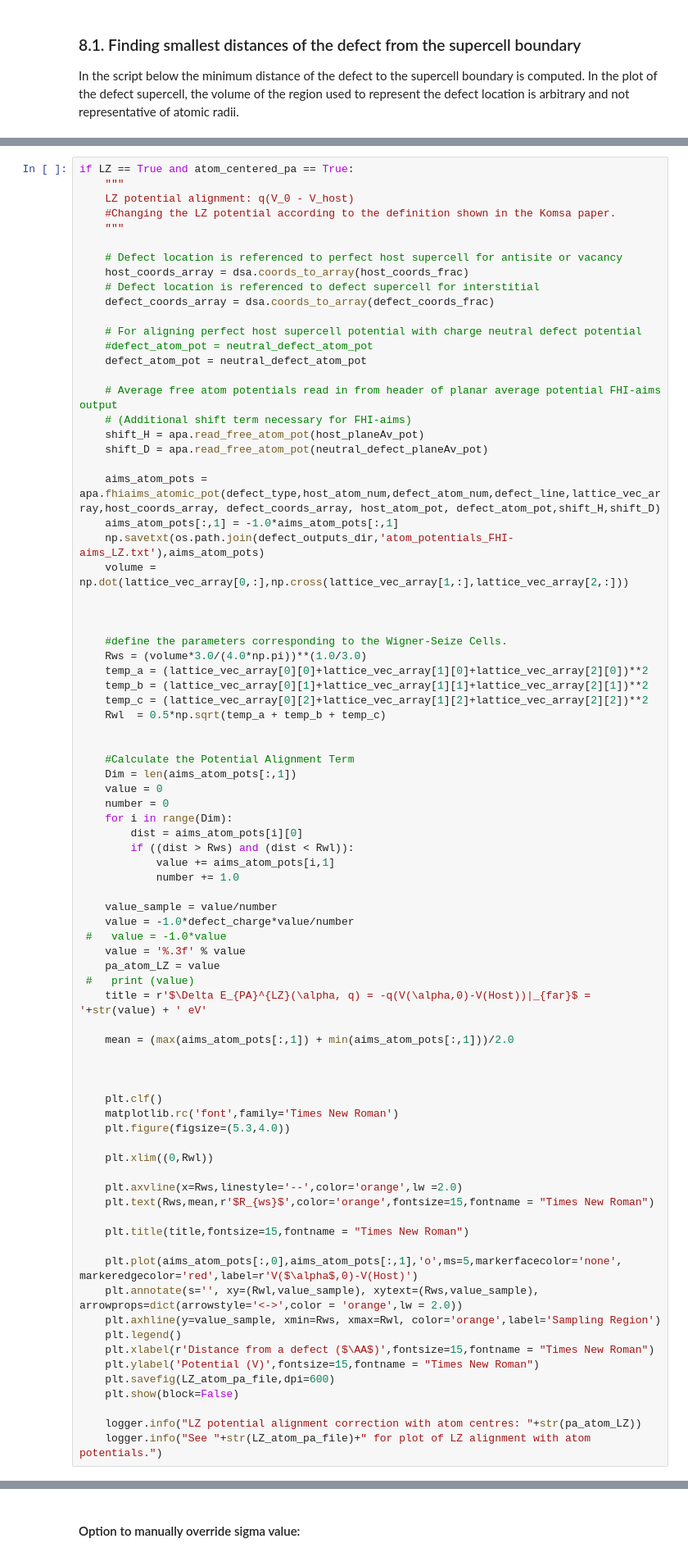
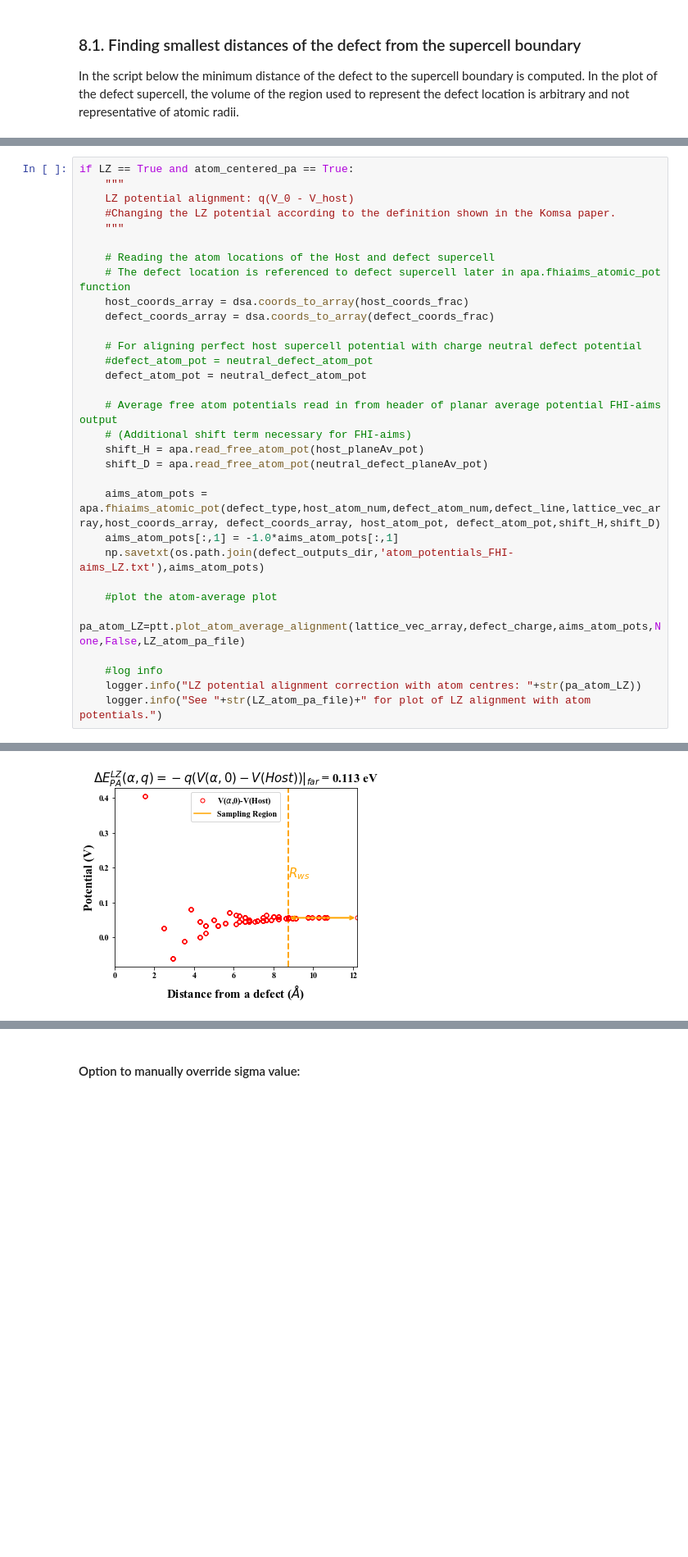
Before and after one commit to skw32/DefectCorrectionsNotebook, a Jupyter notebook: DefectCorrectionsNotebook.ipynb, the cells around one changed output, grey strips where cells are left out. Shown at 82% size. Drawn from its saved outputs; the diff is of its cells as text; blank space fills up the shorter version.

```diff
--- a/DefectCorrectionsNotebook.ipynb
+++ b/DefectCorrectionsNotebook.ipynb
@@ -340,9 +339,9 @@ if LZ == True and atom_centered_pa == True:
     #Changing the LZ potential according to the definition shown in the Komsa paper.
     """
 
-    # Defect location is referenced to perfect host supercell for antisite or vacancy
+    # Reading the atom locations of the Host and defect supercell
+    # The defect location is referenced to defect supercell later in apa.fhiaims_atomic_pot function
     host_coords_array = dsa.coords_to_array(host_coords_frac)
-    # Defect location is referenced to defect supercell for interstitial
     defect_coords_array = dsa.coords_to_array(defect_coords_frac)
 
     # For aligning perfect host supercell potential with charge neutral defect potential
@@ -357,59 +356,11 @@ if LZ == True and atom_centered_pa == True:
     aims_atom_pots = apa.fhiaims_atomic_pot(defect_type,host_atom_num,defect_atom_num,defect_line,lattice_vec_array,host_coords_array, defect_coords_array, host_atom_pot, defect_atom_pot,shift_H,shift_D)
     aims_atom_pots[:,1] = -1.0*aims_atom_pots[:,1]
     np.savetxt(os.path.join(defect_outputs_dir,'atom_potentials_FHI-aims_LZ.txt'),aims_atom_pots)
-    volume = np.dot(lattice_vec_array[0,:],np.cross(lattice_vec_array[1,:],lattice_vec_array[2,:]))
 
+    #plot the atom-average plot
+    pa_atom_LZ=ptt.plot_atom_average_alignment(lattice_vec_array,defect_charge,aims_atom_pots,None,False,LZ_atom_pa_file)
 
-
-    #define the parameters corresponding to the Wigner-Seize Cells.
-    Rws = (volume*3.0/(4.0*np.pi))**(1.0/3.0)
-    temp_a = (lattice_vec_array[0][0]+lattice_vec_array[1][0]+lattice_vec_array[2][0])**2
-    temp_b = (lattice_vec_array[0][1]+lattice_vec_array[1][1]+lattice_vec_array[2][1])**2
-    temp_c = (lattice_vec_array[0][2]+lattice_vec_array[1][2]+lattice_vec_array[2][2])**2
-    Rwl  = 0.5*np.sqrt(temp_a + temp_b + temp_c)
-
-
-    #Calculate the Potential Alignment Term
-    Dim = len(aims_atom_pots[:,1])
-    value = 0
-    number = 0
-    for i in range(Dim):
-        dist = aims_atom_pots[i][0]
-        if ((dist > Rws) and (dist < Rwl)):
-            value += aims_atom_pots[i,1]
-            number += 1.0
-
-    value_sample = value/number
-    value = -1.0*defect_charge*value/number
- #   value = -1.0*value
-    value = '%.3f' % value
-    pa_atom_LZ = value
- #   print (value)
-    title = r'$\Delta E_{PA}^{LZ}(\alpha, q) = -q(V(\alpha,0)-V(Host))|_{far}$ = '+str(value) + ' eV'
-
-    mean = (max(aims_atom_pots[:,1]) + min(aims_atom_pots[:,1]))/2.0
-
-
-
-    plt.clf()
-    matplotlib.rc('font',family='Times New Roman')
-    plt.figure(figsize=(5.3,4.0))
-
-    plt.xlim((0,Rwl))
-
-    plt.axvline(x=Rws,linestyle='--',color='orange',lw =2.0)
-    plt.text(Rws,mean,r'$R_{ws}$',color='orange',fontsize=15,fontname = "Times New Roman")
-
-    plt.title(title,fontsize=15,fontname = "Times New Roman")
-
-    plt.plot(aims_atom_pots[:,0],aims_atom_pots[:,1],'o',ms=5,markerfacecolor='none', markeredgecolor='red',label=r'V($\alpha$,0)-V(Host)')
-    plt.annotate(s='', xy=(Rwl,value_sample), xytext=(Rws,value_sample), arrowprops=dict(arrowstyle='<->',color = 'orange',lw = 2.0))
-    plt.axhline(y=value_sample, xmin=Rws, xmax=Rwl, color='orange',label='Sampling Region')
-    plt.legend()
-    plt.xlabel(r'Distance from a defect ($\AA$)',fontsize=15,fontname = "Times New Roman")
-    plt.ylabel('Potential (V)',fontsize=15,fontname = "Times New Roman")
-    plt.savefig(LZ_atom_pa_file,dpi=600)
-    plt.show(block=False)
-
+    #log info
     logger.info("LZ potential alignment correction with atom centres: "+str(pa_atom_LZ))
     logger.info("See "+str(LZ_atom_pa_file)+" for plot of LZ alignment with atom potentials.")
+# %% [output]
@@ -415,0 +368 @@ if LZ == True and atom_centered_pa == True:
+[figure, added]
```
Also changed, not shown: parts of 16 cells of this notebook.
